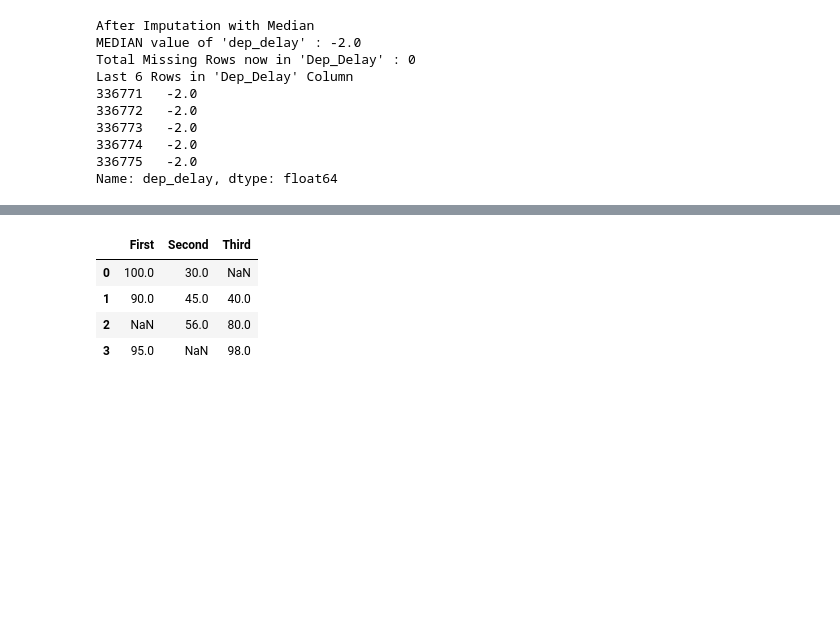
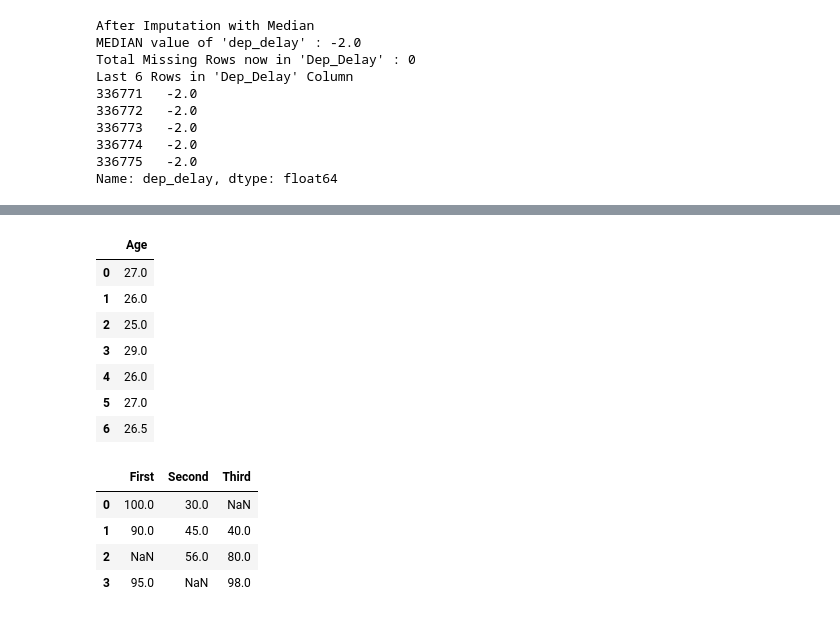
Before and after one commit to sandipanpaul21/Machine-Learning-in-Python-Code, a Jupyter notebook: 04_Outliers_&_Missing_Values.ipynb, the cells around one changed output, grey strips where cells are left out. Saved outputs shown, nothing was run; the diff lists cells and outputs as text; code cells hidden in the pictures; blank space fills up the shorter version.

```diff
--- a/04_Outliers_&_Missing_Values.ipynb
+++ b/04_Outliers_&_Missing_Values.ipynb
@@ -360,3 +410,19 @@ Name: dep_delay, dtype: float64
+# %%
+# Impute whole dataset with MEDIAN
+
+# Filter columns with Float and Integer datatypes and fill with MEDIAN
+df.select_dtypes(include='float64').fillna(
+    df.select_dtypes(include='float64').median().iloc[0]
+)
+# %% [output]
+|  | Age |
+| 0 | 27.0 |
+| 1 | 26.0 |
+| 2 | 25.0 |
+| 3 | 29.0 |
+| 4 | 26.0 |
+| 5 | 27.0 |
+| 6 | 26.5 |
 # %%
 # KNN Imputation
 
```
Also changed, not shown: parts of 9 cells of this notebook.
